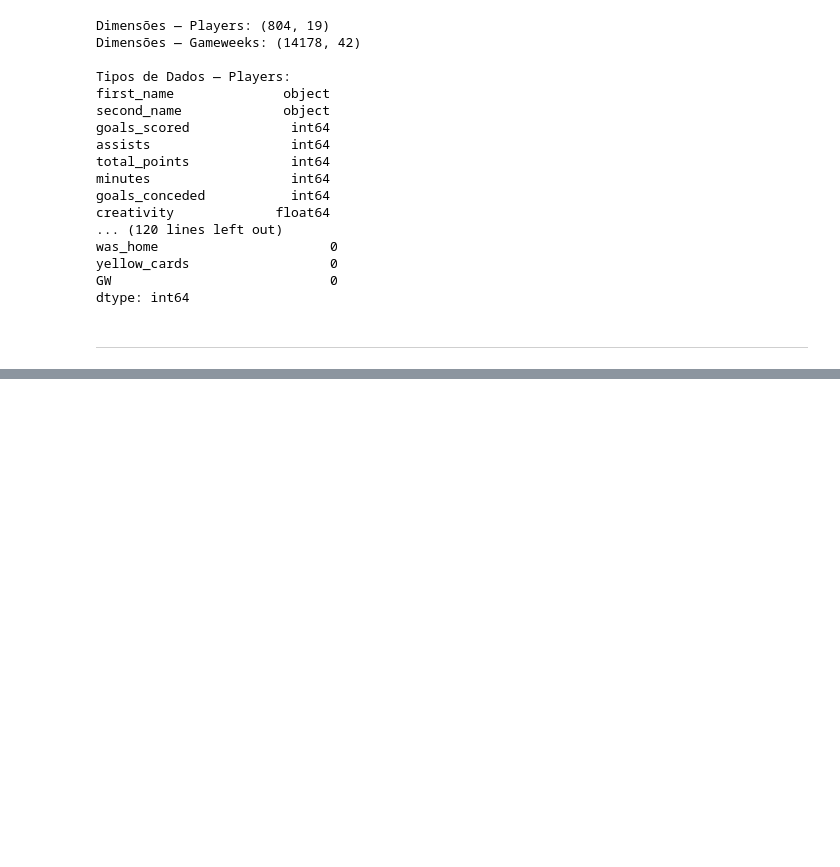
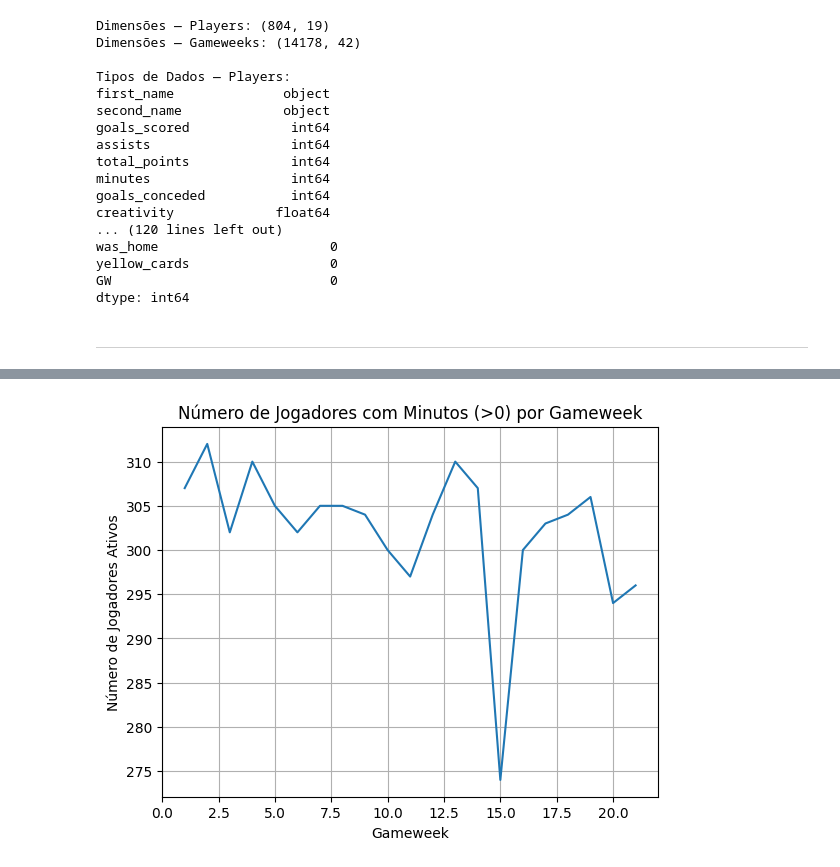
Before and after one commit to hugocruz13/Applied_ML_Models, a Jupyter notebook: eda_association_rules_dataset.ipynb, the cells around one changed output, grey strips where cells are left out. Saved outputs shown, nothing was run; the diff lists cells and outputs as text; code cells hidden in the pictures; blank space fills up the shorter version.

```diff
--- a/eda_association_rules_dataset.ipynb
+++ b/eda_association_rules_dataset.ipynb
@@ -190,0 +367,11 @@ dtype: int64
+# %%
+playing_per_gw = gws_df[gws_df["minutes"] > 0].groupby("round")["name"].count()
+
+plt.plot(playing_per_gw.index, playing_per_gw.values)
+plt.title("Número de Jogadores com Minutos (>0) por Gameweek")
+plt.xlabel("Gameweek")
+plt.ylabel("Número de Jogadores Ativos")
+plt.grid(True)
+plt.show()
+# %% [output]
+[figure, added]
```
Also changed, not shown: parts of 49 cells of this notebook.
